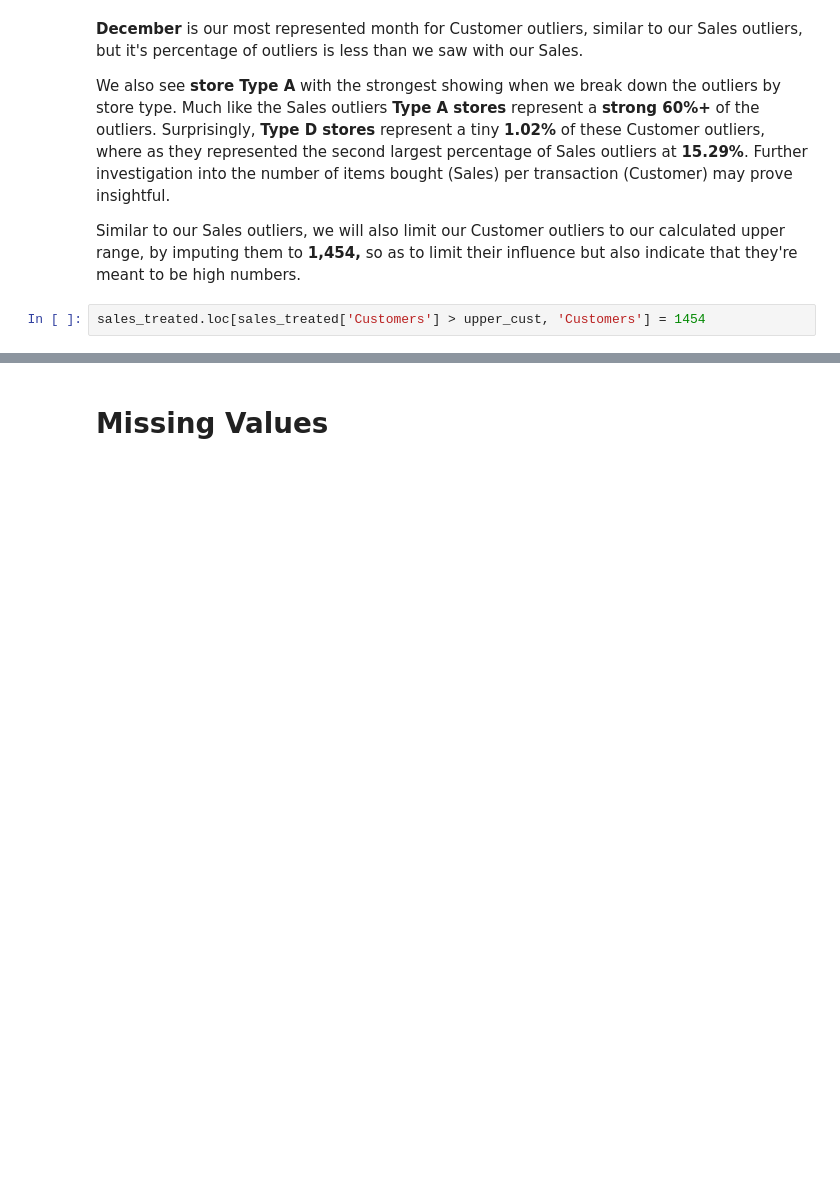
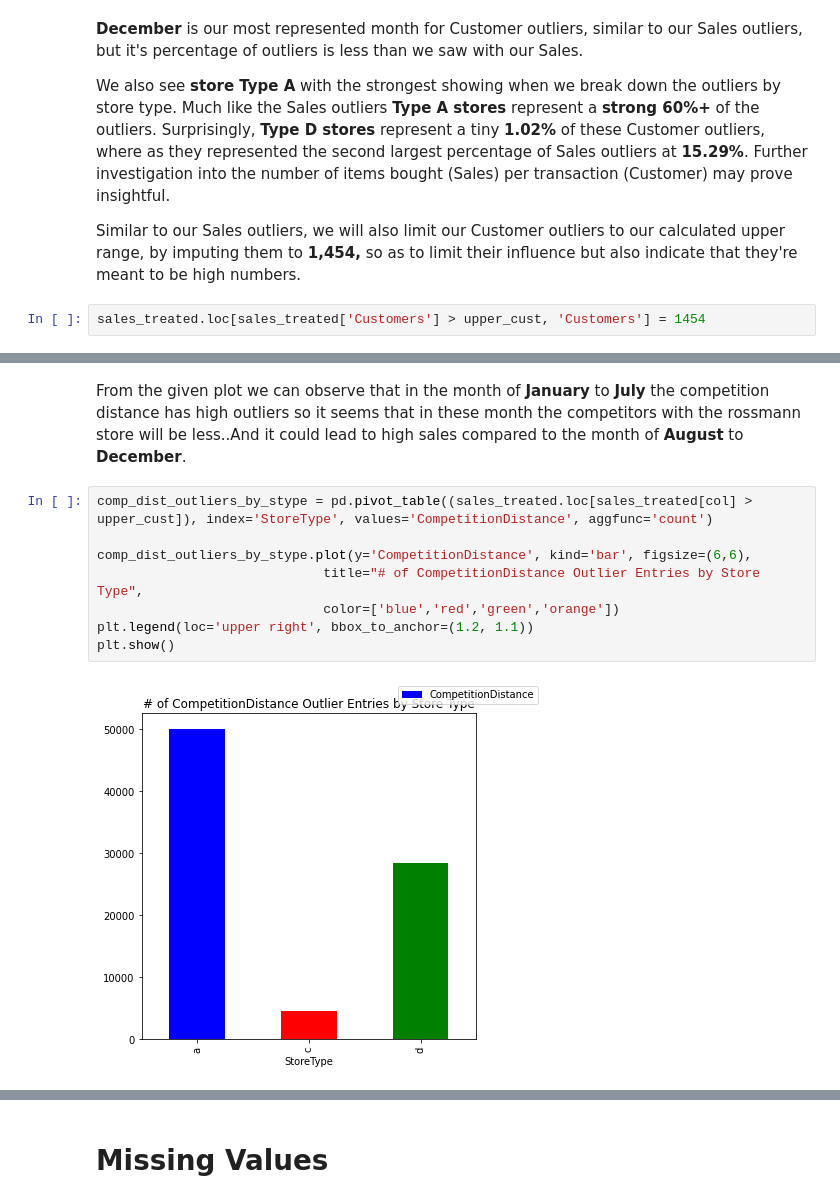
Before and after one commit to Jayeshdahiwale/Rosamann-Retails-Sales-Prediction, a Jupyter notebook: Regression_Capstone_Project_2_Rossamann.ipynb, the cells around one changed output, grey strips where cells are left out. Saved outputs shown, nothing was run; the diff lists cells and outputs as text; blank space fills up the shorter version.

```diff
--- a/Regression_Capstone_Project_2_Rossamann.ipynb
+++ b/Regression_Capstone_Project_2_Rossamann.ipynb
@@ -349,0 +723,12 @@ sales_treated.loc[sales_treated['Customers'] > upper_cust, 'Customers']
+# %% [markdown]
+From the given plot we can observe that in the month of **January** to **July** the competition distance has high outliers so it seems that in these month the competitors with the rossmann store will be less..And it could lead to high sales compared to the month of **August** to **December**.
+# %%
+comp_dist_outliers_by_stype = pd.pivot_table((sales_treated.loc[sales_treated[col] > upper_cust]), index='StoreType', values='CompetitionDistance', aggfunc='count')
+
+comp_dist_outliers_by_stype.plot(y='CompetitionDistance', kind='bar', figsize=(6,6),
+                             title="# of CompetitionDistance Outlier Entries by Store Type",
+                             color=['blue','red','green','orange'])
+plt.legend(loc='upper right', bbox_to_anchor=(1.2, 1.1))
+plt.show()
+# %% [output]
+[figure, added]
```
Also changed, not shown: parts of 121 cells of this notebook.
